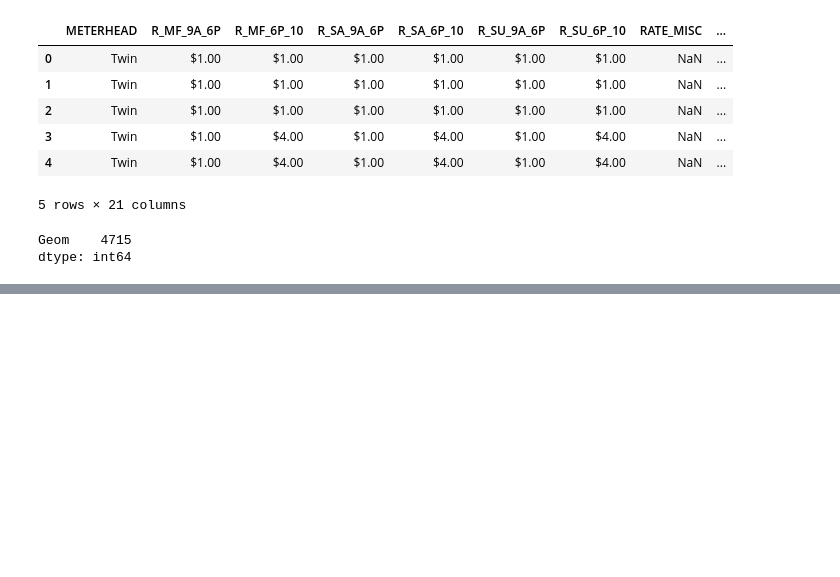
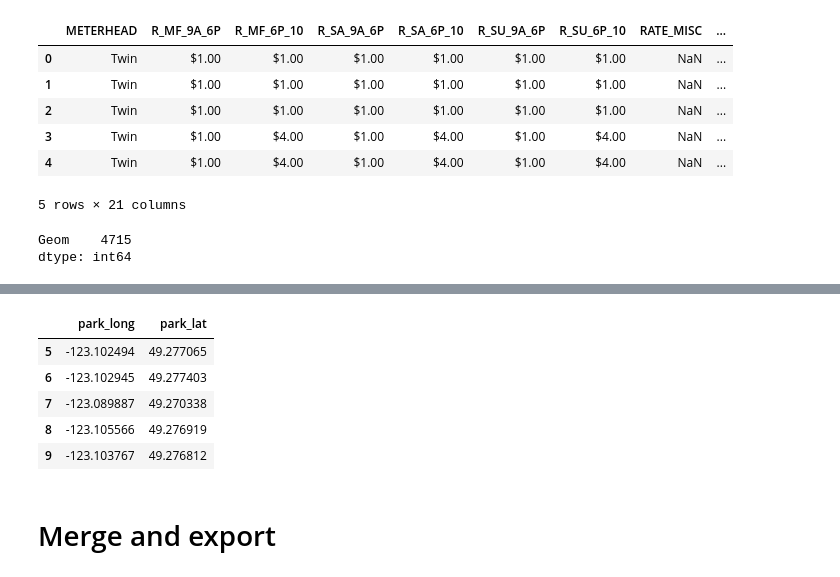
Before and after one commit to LazarAdamovic/Crime-in-Vancouver, a Jupyter notebook: Jupyter_notebooks_preprocessing.ipynb, the cells around one changed output, grey strips where cells are left out. Cells and saved outputs as stored; diff of their text form; code cells hidden in the pictures; blank space fills up the shorter version.

```diff
--- a/Jupyter_notebooks_preprocessing.ipynb
+++ b/Jupyter_notebooks_preprocessing.ipynb
@@ -424,3 +450,16 @@ park_df=park_df.drop(columns=['Geom'])
+# %%
+# dataframe
+
+park_df.head()
+# %% [output]
+|  | park_long | park_lat |
+| 5 | -123.102494 | 49.277065 |
+| 6 | -123.102945 | 49.277403 |
+| 7 | -123.089887 | 49.270338 |
+| 8 | -123.105566 | 49.276919 |
+| 9 | -123.103767 | 49.276812 |
+# %% [markdown]
+# Merge and export
 # %%
 # join both data frames
 # i am doing this as it might work in tableau not sure
```
Also changed, not shown: parts of 19 cells of this notebook.
